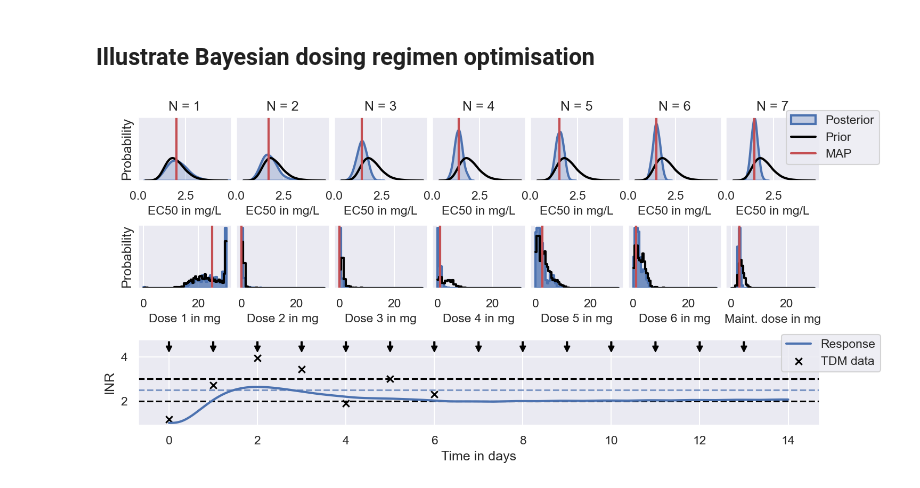
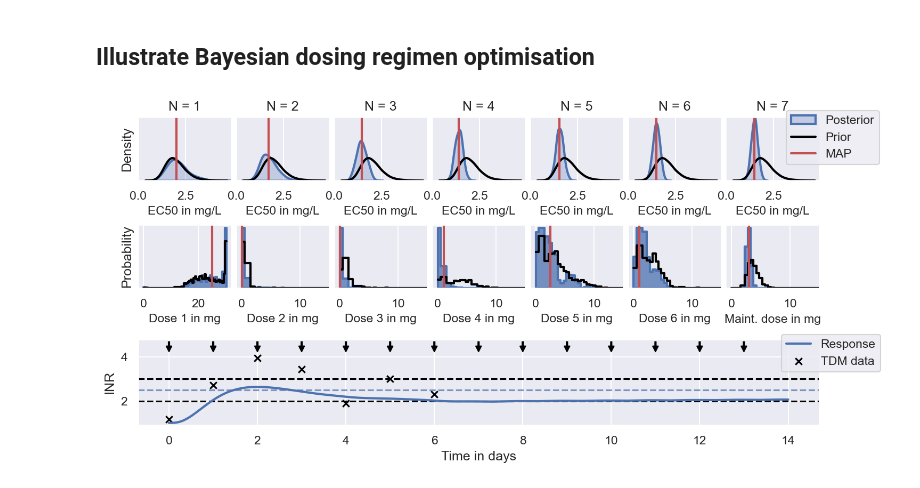
Before and after one commit to DavAug/mipd-warfarin, a Jupyter notebook: results/2_semi_mechanistic_model/illustrations.ipynb, the cells around one changed output. Drawn from its saved outputs; the diff is of its cells as text; code cells hidden in the pictures.

```diff
--- a/results/2_semi_mechanistic_model/illustrations.ipynb
+++ b/results/2_semi_mechanistic_model/illustrations.ipynb
@@ -717,7 +717,10 @@ for day in range(days):
     axes[day+7].set_xlabel('Dose %d in mg' % (day+1), fontsize=fontsize)
     if day == 6:
         axes[day+7].set_xlabel('Maint. dose in mg', fontsize=fontsize)
-    axes[day+7].set_xlim([-2, 32])
+    if day == 0:
+        axes[day+7].set_xlim([-2, 32])
+    else:
+        axes[day+7].set_xlim([-1, 15])
 
 # Plot dose for typical EC50 value
 for ida, ax in enumerate(axes[7:14]):
@@ -765,32 +768,32 @@ for n in n_obs:
     meas.append(df[df['Number of observations'] == n].INR.values[0])
 axes[-1].scatter(
     n_obs-1, meas, color='black', marker='x', label='TDM data')
 
 # Visualise dose points
 days = 14
 axes[-1].set_ylim([0.9, 4.8])
 for day in range(days):
     axes[-1].annotate(
         "", xy=(day, 4.25), xytext=(day, 4.7),
         arrowprops=dict(
             width=1, headwidth=5, headlength=5, color='black'))
 
 # Label days
 for ida, ax in enumerate(axes[:7]):
     ax.set_title("N = %d" % (ida+1))
-axes[0].set_ylabel('Probability')
+axes[0].set_ylabel('Density')
 axes[7].set_ylabel('Probability')
 
 axes[6].legend(fontsize=fontsize, loc=(0.65, 0.25))
 axes[-1].legend(fontsize=fontsize, loc=(0.945, 0.625))
 
 plt.savefig(
     '5_illustration_bayesian_dose_optimisation.pdf',
     bbox_inches='tight')
 plt.savefig(
     '5_illustration_bayesian_dose_optimisation.tif',
     bbox_inches='tight')
 
 plt.show()
 # %% [output]
-[figure, old version]
+[figure, new version]
```
Also changed, not shown: 2 other files.
